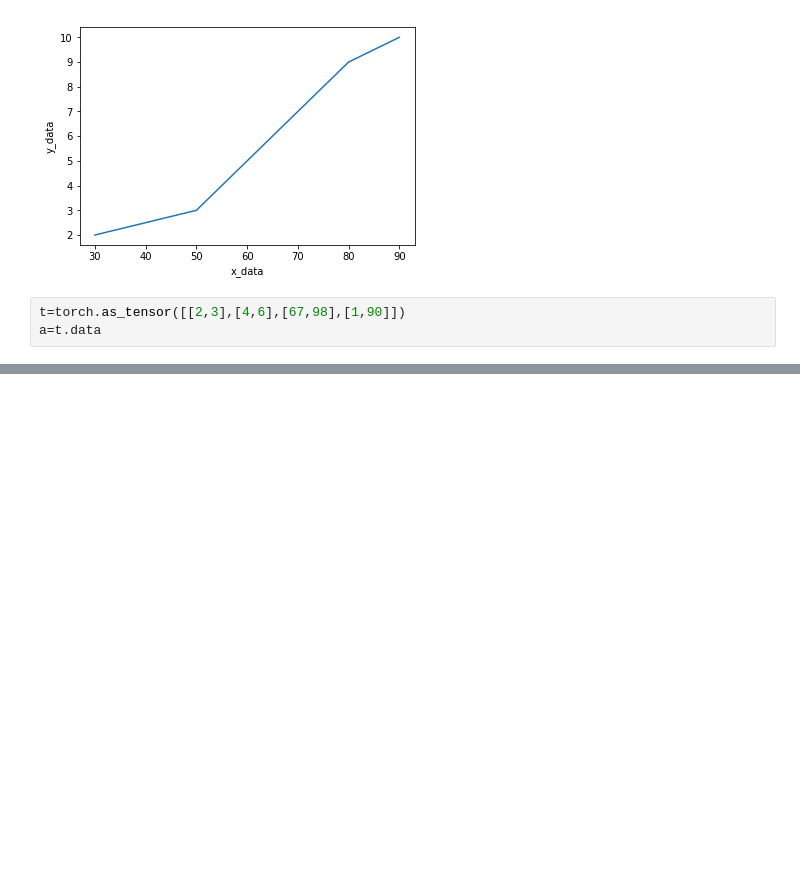
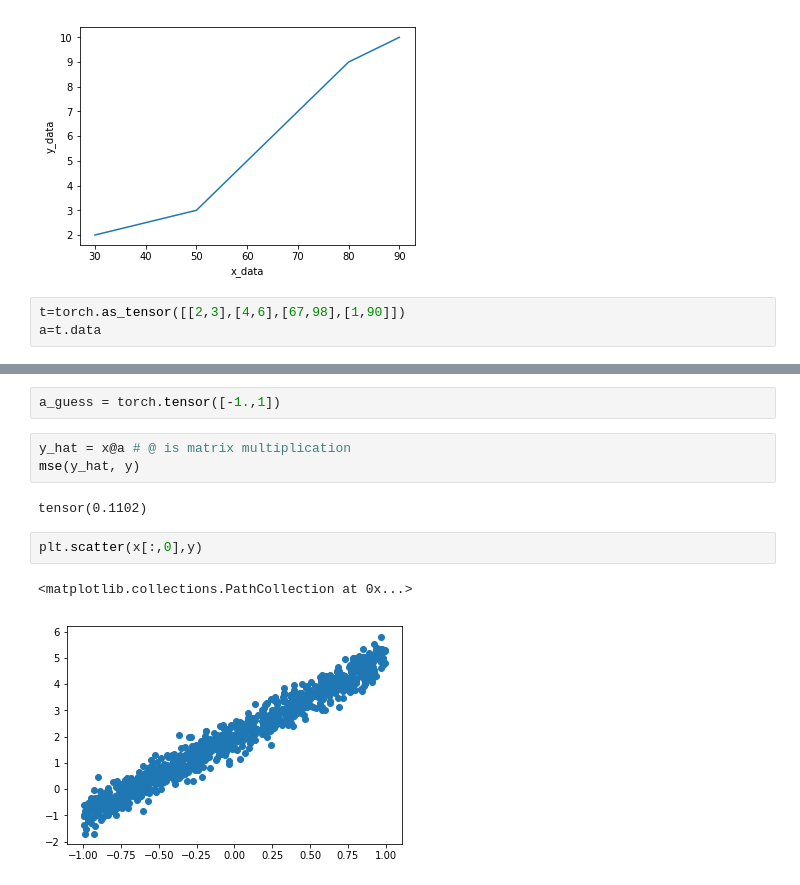
Before and after one commit to mvish7/PyTorch, a Jupyter notebook: Regression.ipynb, the cells around one changed output, grey strips where cells are left out. Saved outputs shown, nothing was run; the diff lists cells and outputs as text; blank space fills up the shorter version.

```diff
--- a/Regression.ipynb
+++ b/Regression.ipynb
@@ -116,0 +189,12 @@ a=t.data
+# %%
+a_guess = torch.tensor([-1.,1])
+# %%
+y_hat = x@a # @ is matrix multiplication
+mse(y_hat, y)
+# %% [output]
+tensor(0.1102)
+# %%
+plt.scatter(x[:,0],y)
+# %% [output]
+<matplotlib.collections.PathCollection at 0x...>
+[figure, added]
```
Also changed, not shown: parts of 14 cells of this notebook.
